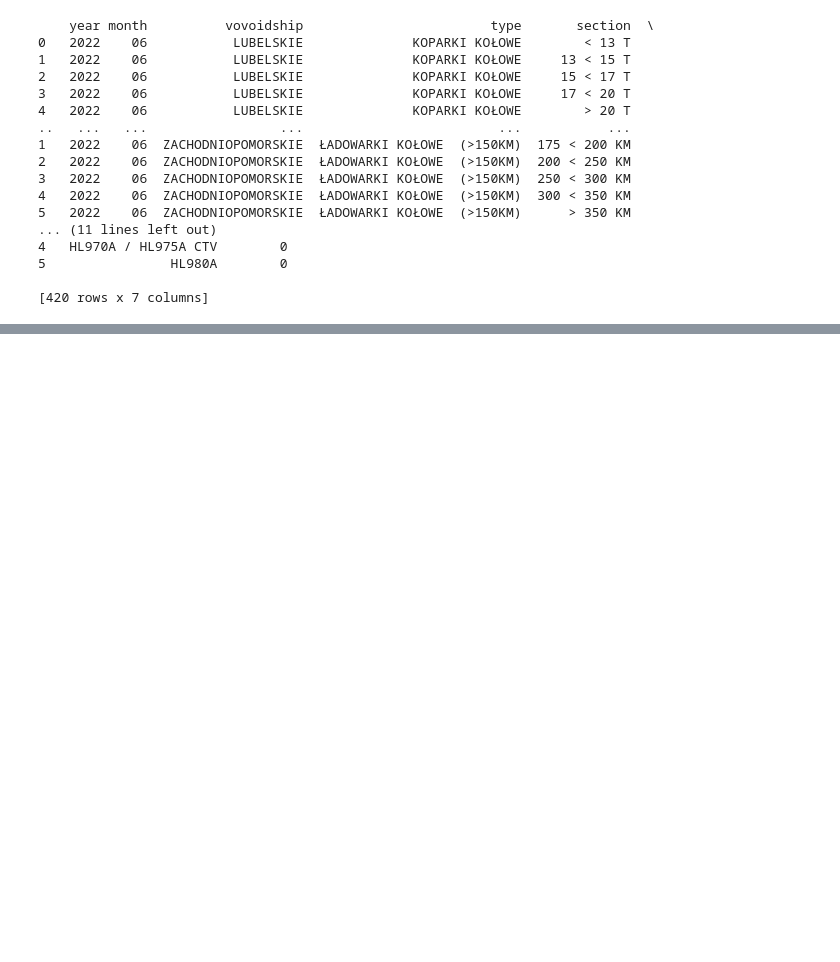
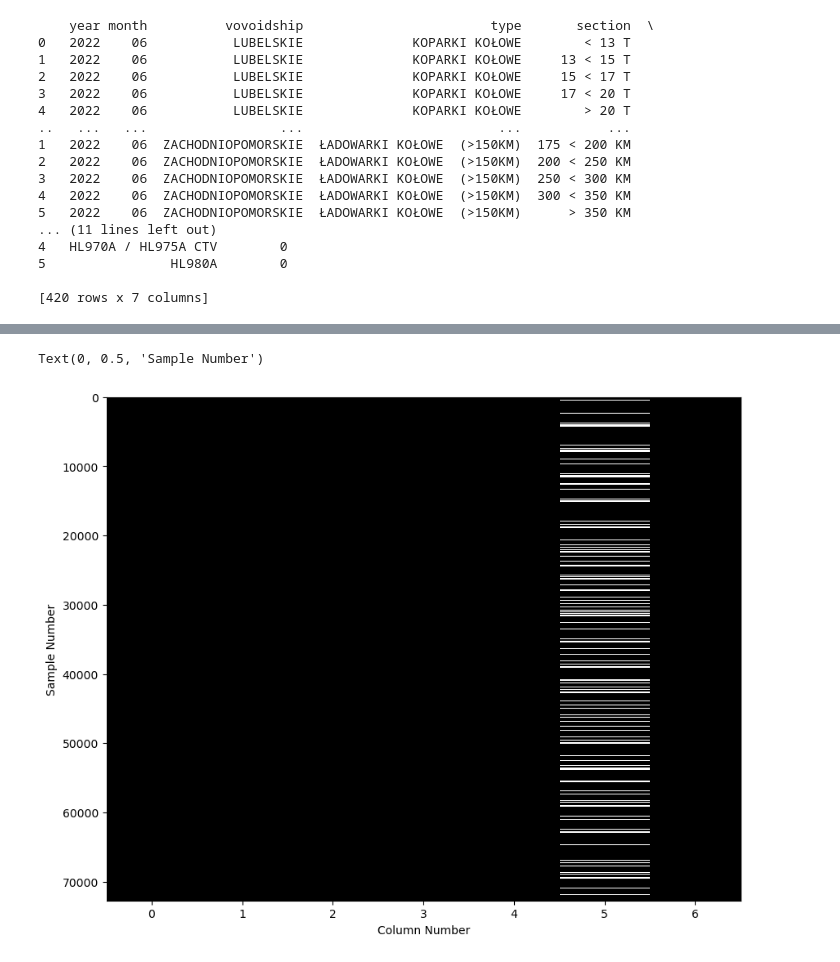
Before and after one commit to drajczak/cm-market-analysys, a Jupyter notebook: cm-market-analysys.ipynb, the cells around one changed output, grey strips where cells are left out. Saved outputs shown, nothing was run; the diff lists cells and outputs as text; code cells hidden in the pictures; blank space fills up the shorter version.

```diff
--- a/cm-market-analysys.ipynb
+++ b/cm-market-analysys.ipynb
@@ -524,0 +584,18 @@ mb_df.describe()
+# %%
+# Identify columns with missing values
+columns_with_missing = complete_df.columns[complete_df.isnull().any()].tolist()
+
+# Choose columns for imputation
+columns_to_impute = ['quantity']
+
+# Convert columns to numeric type if needed
+complete_df[columns_to_impute] = complete_df[columns_to_impute].apply(pd.to_numeric, errors='coerce')
+
+# Create an instance of the SimpleImputer for categorical data
+imputer_categorical = SimpleImputer(strategy='most_frequent')
+
+# Perform imputation on the selected columns
+complete_df[columns_to_impute] = imputer_categorical.fit_transform(complete_df[columns_to_impute])
+
+# Print the DataFrame after imputation
+print(complete_df)
@@ -524,0 +620,8 @@ mb_df.describe()
+# %%
+plt.figure(figsize=(10,8))
+plt.imshow(complete_df.isna(), aspect="auto", interpolation="nearest", cmap="gray")
+plt.xlabel("Column Number")
+plt.ylabel("Sample Number")
+# %% [output]
+Text(0, 0.5, 'Sample Number')
+[figure, added]
```
Also changed, not shown: parts of 31 cells of this notebook.
